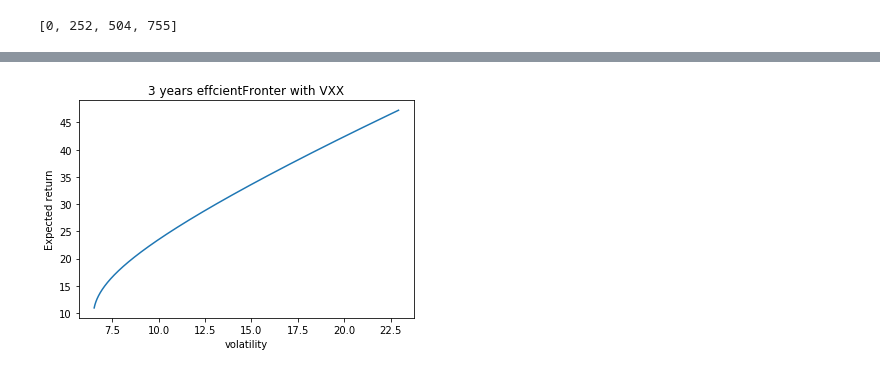
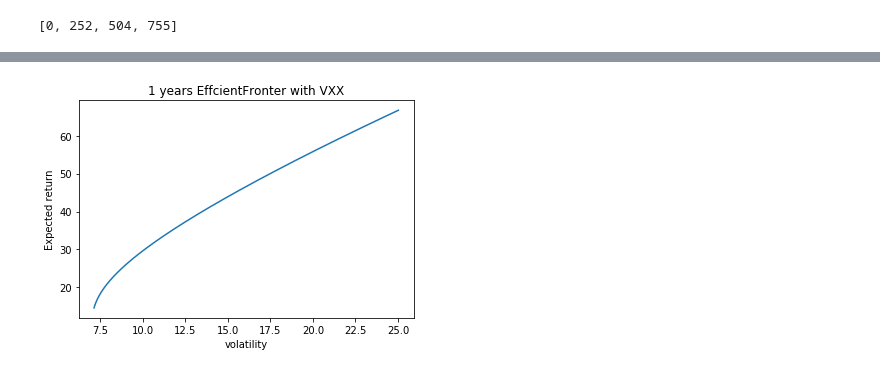
Before and after one commit to wuchenyu38/MA574_Portfolio-Valuation-and-Risk-Management, a Jupyter notebook: src/Markowitz2.ipynb, the cells around one changed output, grey strips where cells are left out. Drawn from its saved outputs; the diff is of its cells as text; code cells hidden in the pictures.

```diff
--- a/src/Markowitz2.ipynb
+++ b/src/Markowitz2.ipynb
@@ -207,15 +207,15 @@ R_copy = R.copy()
 vxx = pd.read_csv('VXX.csv')
 R_copy['VXX'] = np.array([((vxx['Adj Close'][j]/vxx['Adj Close'][j-1])-1) for j in range(1,len(vxx['Adj Close']))])
 # %%
-#3 years effcientFronter with VXX
-R_cov4 =  np.array(R_copy[break_points[0]:break_points[3]].cov())
-R_expect4 = np.array(R_copy[break_points[0]:break_points[3]].mean()).reshape(-1,1)
+#1 years effcientFronter with VXX
+R_cov4 =  np.array(R_copy[break_points[2]:break_points[3]].cov())
+R_expect4 = np.array(R_copy[break_points[2]:break_points[3]].mean()).reshape(-1,1)
 g4,h4,min_sigma4 = ghm(R_expect4,R_cov4)
-sigma_v,mu_v,weight_v = effcientfrontier(g4,h4,R_cov4,2000,150000)
+sigma_v,mu_v,weight_v = effcientfrontier(g4,h4,R_cov4,2000,200000)
 plt.plot(sigma_v,mu_v)
 plt.ylabel("Expected return")
 plt.xlabel("volatility")
-plt.title("3 years effcientFronter with VXX")
+plt.title("1 years EffcientFronter with VXX")
 plt.show()
 # %% [output]
-[figure, old version]
+[figure, new version]
```
Also changed, not shown: parts of 19 cells of this notebook.
